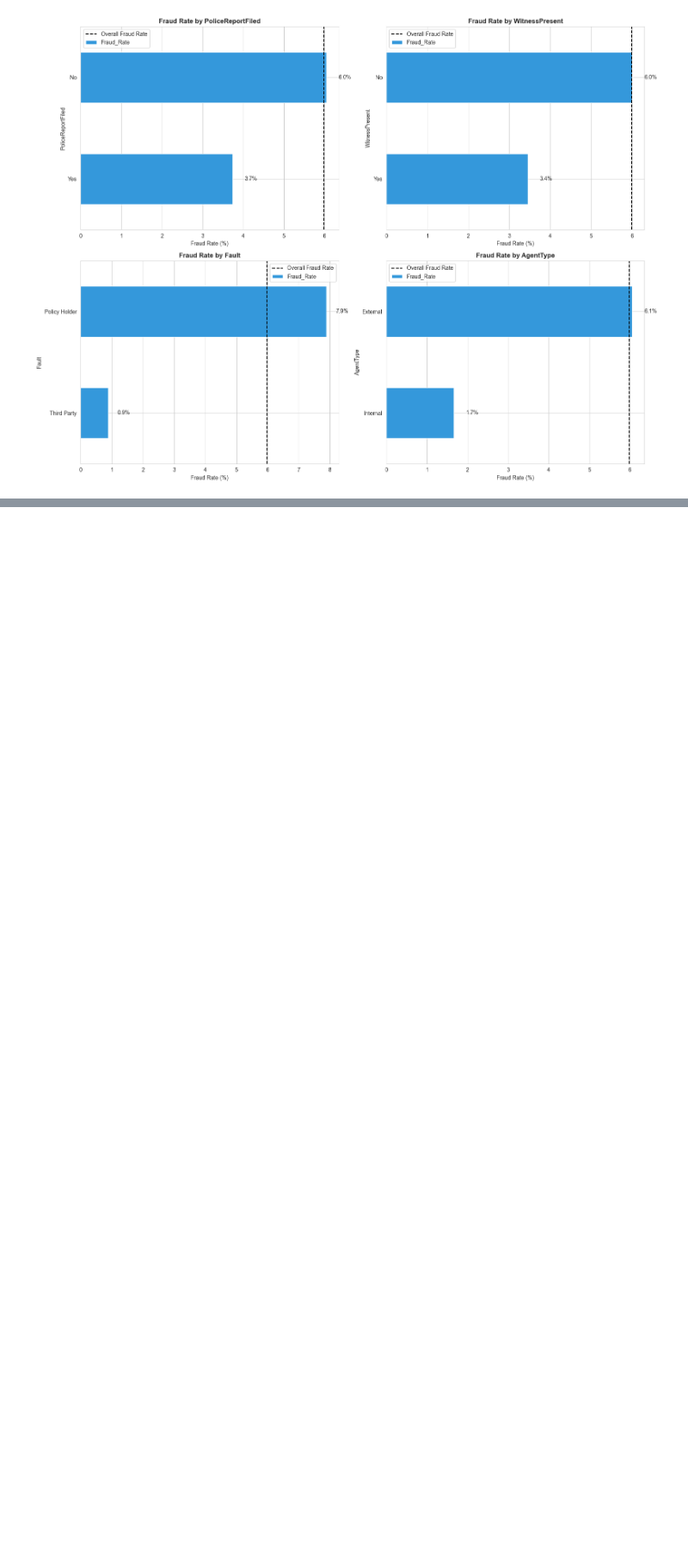
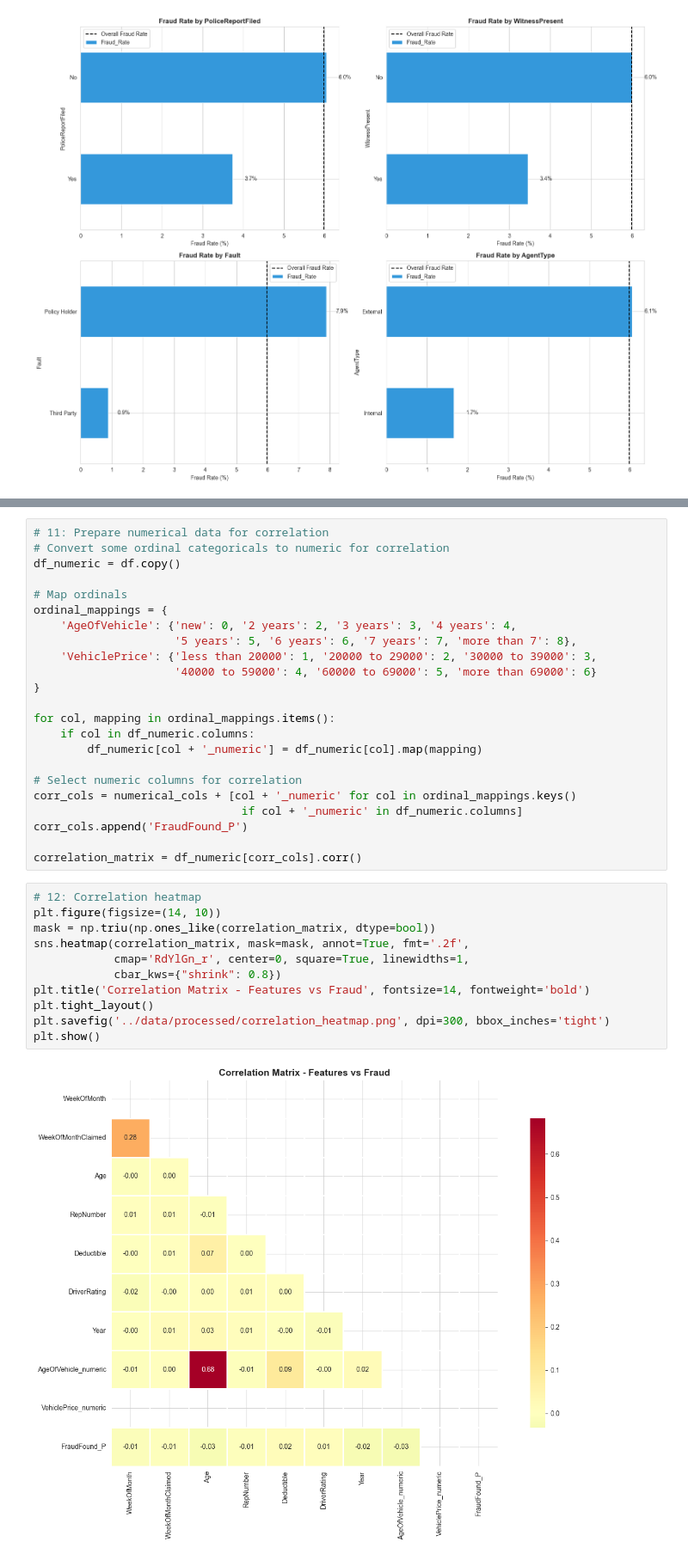
Before and after one commit to Kennedy178/insurance-fraud-detection-system, a Jupyter notebook: notebooks/02_comprehensive_eda.ipynb, the cells around one changed output, grey strips where cells are left out. Shown at 86% size. Saved outputs shown, nothing was run; the diff lists cells and outputs as text; blank space fills up the shorter version.

Commit message:
correlation analysis and heatmaps

```diff
--- a/notebooks/02_comprehensive_eda.ipynb
+++ b/notebooks/02_comprehensive_eda.ipynb
@@ -190,0 +235,36 @@ plt.show()
+# %%
+# 11: Prepare numerical data for correlation
+# Convert some ordinal categoricals to numeric for correlation
+df_numeric = df.copy()
+
+# Map ordinals
+ordinal_mappings = {
+    'AgeOfVehicle': {'new': 0, '2 years': 2, '3 years': 3, '4 years': 4,
+                     '5 years': 5, '6 years': 6, '7 years': 7, 'more than 7': 8},
+    'VehiclePrice': {'less than 20000': 1, '20000 to 29000': 2, '30000 to 39000': 3,
+                     '40000 to 59000': 4, '60000 to 69000': 5, 'more than 69000': 6}
+}
+
+for col, mapping in ordinal_mappings.items():
+    if col in df_numeric.columns:
+        df_numeric[col + '_numeric'] = df_numeric[col].map(mapping)
+
+# Select numeric columns for correlation
+corr_cols = numerical_cols + [col + '_numeric' for col in ordinal_mappings.keys()
+                               if col + '_numeric' in df_numeric.columns]
+corr_cols.append('FraudFound_P')
+
+correlation_matrix = df_numeric[corr_cols].corr()
+# %%
+# 12: Correlation heatmap
+plt.figure(figsize=(14, 10))
+mask = np.triu(np.ones_like(correlation_matrix, dtype=bool))
+sns.heatmap(correlation_matrix, mask=mask, annot=True, fmt='.2f',
+            cmap='RdYlGn_r', center=0, square=True, linewidths=1,
+            cbar_kws={"shrink": 0.8})
+plt.title('Correlation Matrix - Features vs Fraud', fontsize=14, fontweight='bold')
+plt.tight_layout()
+plt.savefig('../data/processed/correlation_heatmap.png', dpi=300, bbox_inches='tight')
+plt.show()
+# %% [output]
+[figure, added]
```
Also changed, not shown: parts of 1 cell of this notebook.
